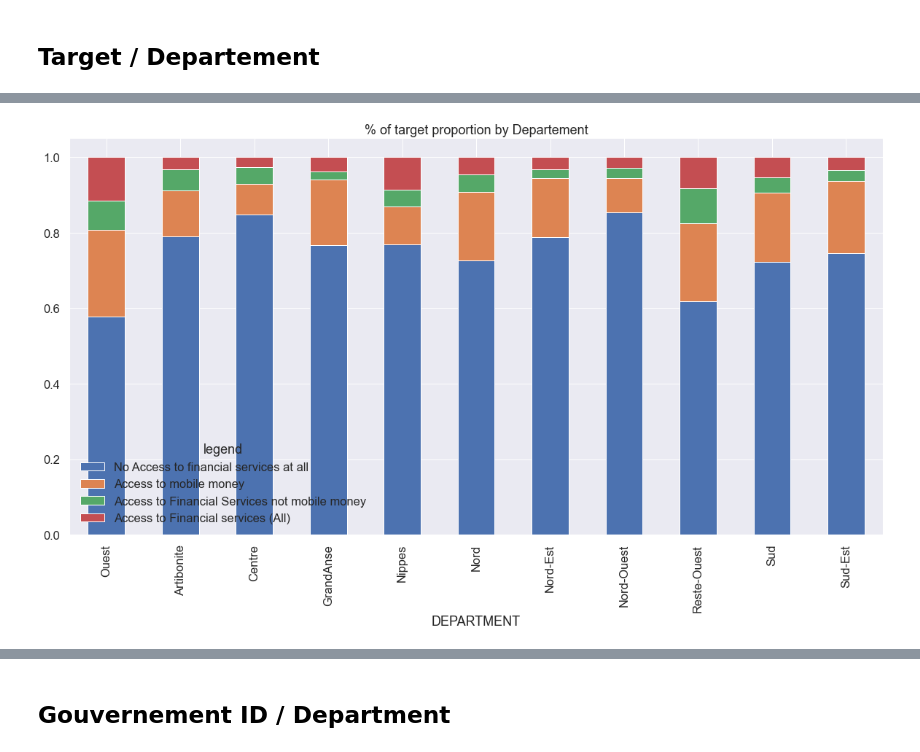
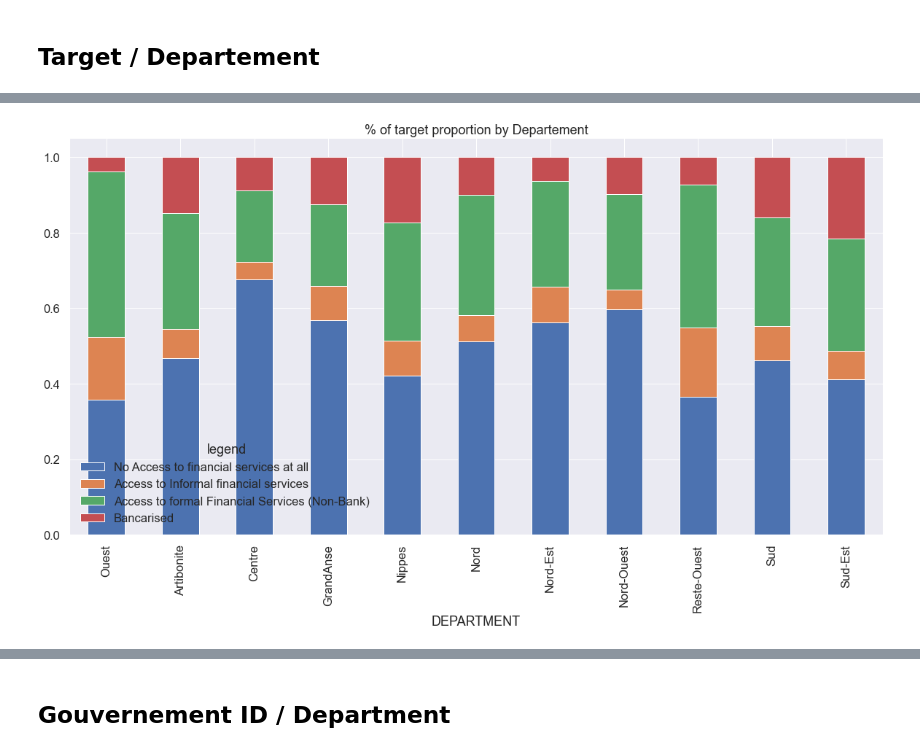
Before and after one commit to VIP509/Finance-Inclusion-1, a Jupyter notebook: Financial Inclusion EDA.ipynb, the cells around one changed output, grey strips where cells are left out. Cells and saved outputs as stored; diff of their text form; code cells hidden in the pictures.

```diff
--- a/Financial Inclusion EDA.ipynb
+++ b/Financial Inclusion EDA.ipynb
@@ -245,5 +211,3 @@ def bar1( num = None, title  = None ) :
 df1['C9. What is your TOTAL PERSONAL MONTHLY INCOME'] =  df1['C9. What is your TOTAL PERSONAL MONTHLY INCOME'].apply(lambda x : 0 if (x == 98) | (x == 99)  else x)
 # %% [markdown]
 Creating Our Target Variable
-# %%
-df1['Y'] = df1[['L2a. Have you used the Mobile money services of (name of service provider )?:Mon Cash','L2a. Have you used the Mobile money services of (name of service provider )?:Lajan Cash', 'j5a. We are now talking about transactions Which of the following transactions have you done in the past 12 months:Internet/online banking transaction', 'j5a. We are now talking about transactions Which of the following transactions have you done in the past 12 months:Mobile banking transaction',  'j5a. We are now talking about transactions Which of the following transactions have you done in the past 12 months: Deposit cash into a bank account', 'j5a. We are now talking about transactions Which of the following transactions have you done in the past 12 months: Used cash point/ATM','J2a. Do you currently have a bank account in your name in a bank or credit institution ? It could also be a joint/group account on which your name appears?']].apply(target,axis = 1)
@@ -249,0 +235,6 @@ df1['Y'] = df1[['L2a. Have you used the Mobile money services of (name of servic
+# %%
+df1['Mobile Money'] = df1['Mobile Money'].apply(lambda x : 0 if x == 99  else 1)
+# %%
+df1['Mobile Money'] = df1['Mobile Money'].apply(lambda x : x if x == 0  else 1)
+# %%
+df1['Financial Access Strand'] = df1['Financial Access Strand'].apply(lambda x : 0 if x == 99  else x)
@@ -547,10 +563,10 @@ for bar in ax.patches:
 # %%
 
-(df1.groupby(['DEPARTMENT', 'Y'])['Y'].count()/df1.groupby(['DEPARTMENT'])['Y'].count()).unstack().plot.bar(stacked=True).set_xticklabels(p.values())
-plt.legend(title= 'legend', loc='best', labels =['No Access to financial services at all ' , 'Access to mobile money' , 'Access to Financial Services not mobile money', 'Access to Financial services (All)'] )
+(df1.groupby(['DEPARTMENT', 'Financial Access Strand'])['Financial Access Strand'].count()/df1.groupby(['DEPARTMENT'])['Financial Access Strand'].count()).unstack().plot.bar(stacked=True).set_xticklabels(p.values())
+plt.legend(title= 'legend', loc='best', labels =['No Access to financial services at all ' , 'Access to Informal financial services',  'Access to formal Financial Services (Non-Bank) ','Bancarised'  ] )
 plt.title('% of target proportion by Departement')
 fig = plt.gcf()
 fig.set_size_inches(20, 10)
 # %% [output]
-[figure, old version]
+[figure, new version]
 # %%
```
Also changed, not shown: parts of 65 cells of this notebook, 2 other files.
